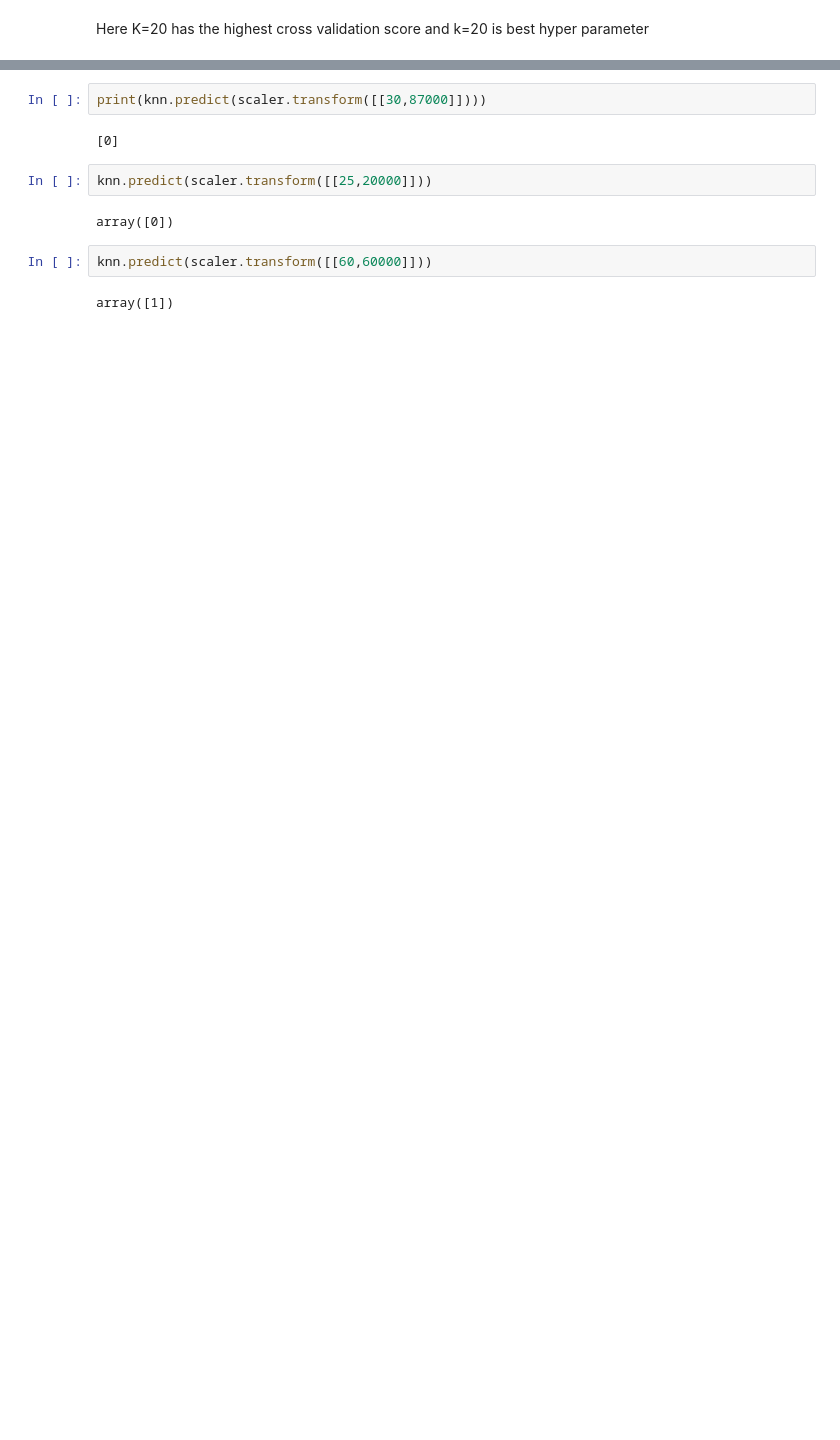
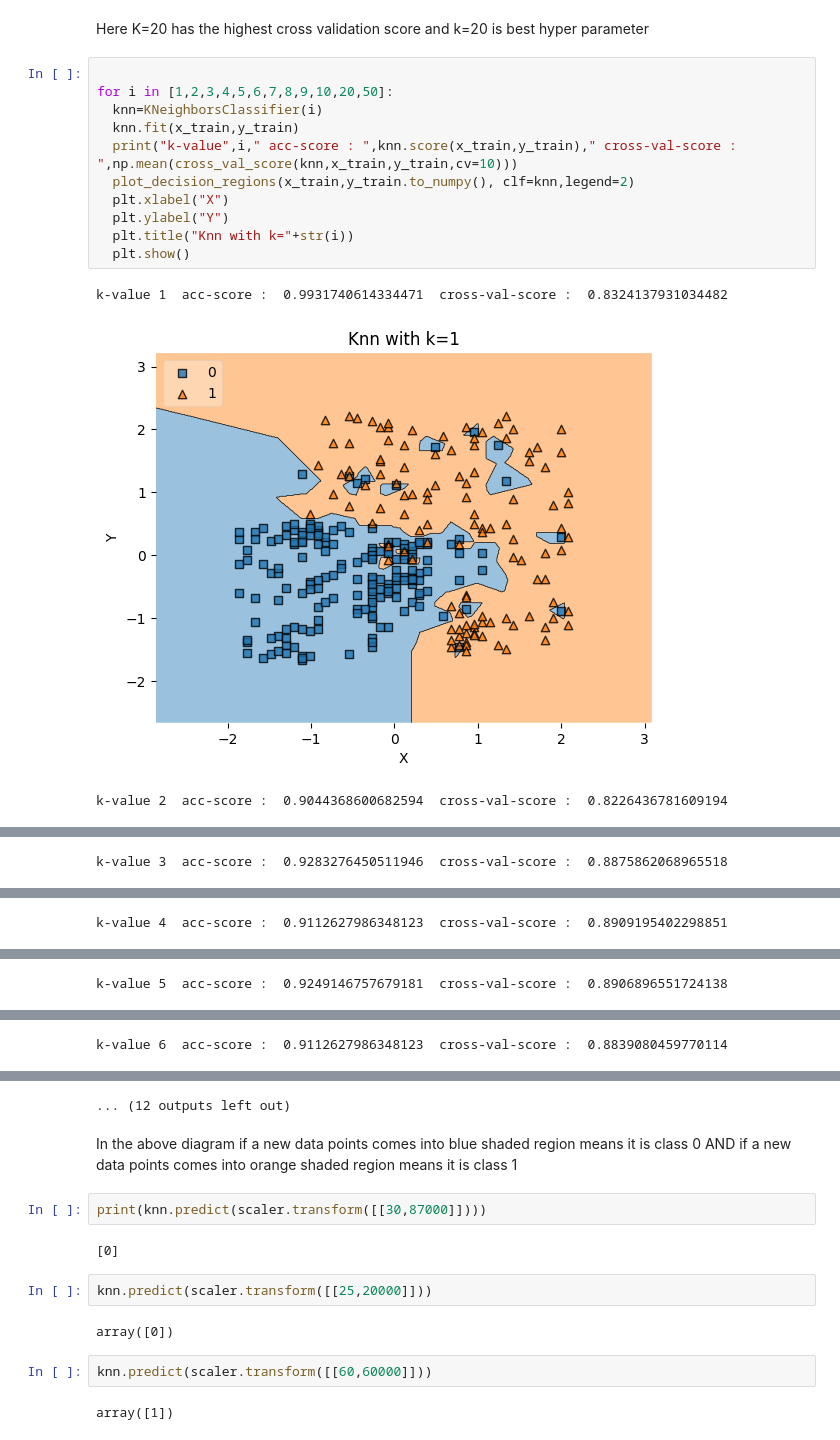
Before and after one commit to Prasanthsrinivas/Social_network_advertisements, a Jupyter notebook: Social_network_ads.ipynb, the cells around one changed output, grey strips where cells are left out. Cells and saved outputs as stored; diff of their text form; blank space fills up the shorter version.

```diff
--- a/Social_network_ads.ipynb
+++ b/Social_network_ads.ipynb
@@ -187,2 +191,17 @@ k-value 6  acc-score :  0.8225255972696246  cross-val-score :  0.781379310344827
 # %% [markdown]
 Here K=20 has the highest cross validation score and k=20 is best hyper parameter
+# %%
+
+for i in [1,2,3,4,5,6,7,8,9,10,20,50]:
+  knn=KNeighborsClassifier(i)
+  knn.fit(x_train,y_train)
+  print("k-value",i," acc-score : ",knn.score(x_train,y_train)," cross-val-score : ",np.mean(cross_val_score(knn,x_train,y_train,cv=10)))
+  plot_decision_regions(x_train,y_train.to_numpy(), clf=knn,legend=2)
+  plt.xlabel("X")
+  plt.ylabel("Y")
+  plt.title("Knn with k="+str(i))
+  plt.show()
+# %% [output]
+k-value 1  acc-score :  0.9931740614334471  cross-val-score :  0.8324137931034482
+[figure, added]
+k-value 2  acc-score :  0.9044368600682594  cross-val-score :  0.8226436781609194
@@ -188,0 +209 @@ Here K=20 has the highest cross validation score and k=20 is best hyper paramete
+k-value 3  acc-score :  0.9283276450511946  cross-val-score :  0.8875862068965518
@@ -188,0 +211 @@ Here K=20 has the highest cross validation score and k=20 is best hyper paramete
+k-value 4  acc-score :  0.9112627986348123  cross-val-score :  0.8909195402298851
@@ -188,0 +213 @@ Here K=20 has the highest cross validation score and k=20 is best hyper paramete
+k-value 5  acc-score :  0.9249146757679181  cross-val-score :  0.8906896551724138
@@ -188,0 +215 @@ Here K=20 has the highest cross validation score and k=20 is best hyper paramete
+k-value 6  acc-score :  0.9112627986348123  cross-val-score :  0.8839080459770114
@@ -189,3 +217,7 @@ Here K=20 has the highest cross validation score and k=20 is best hyper paramete
+... (12 outputs left out)
+# %% [markdown]
+In the above diagram if a new data points comes into blue shaded region means it is class 0 AND
+if a new data points comes into orange shaded region means it is class 1
 # %%
 print(knn.predict(scaler.transform([[30,87000]])))
 # %% [output]
```
Also changed, not shown: parts of 18 cells of this notebook.
